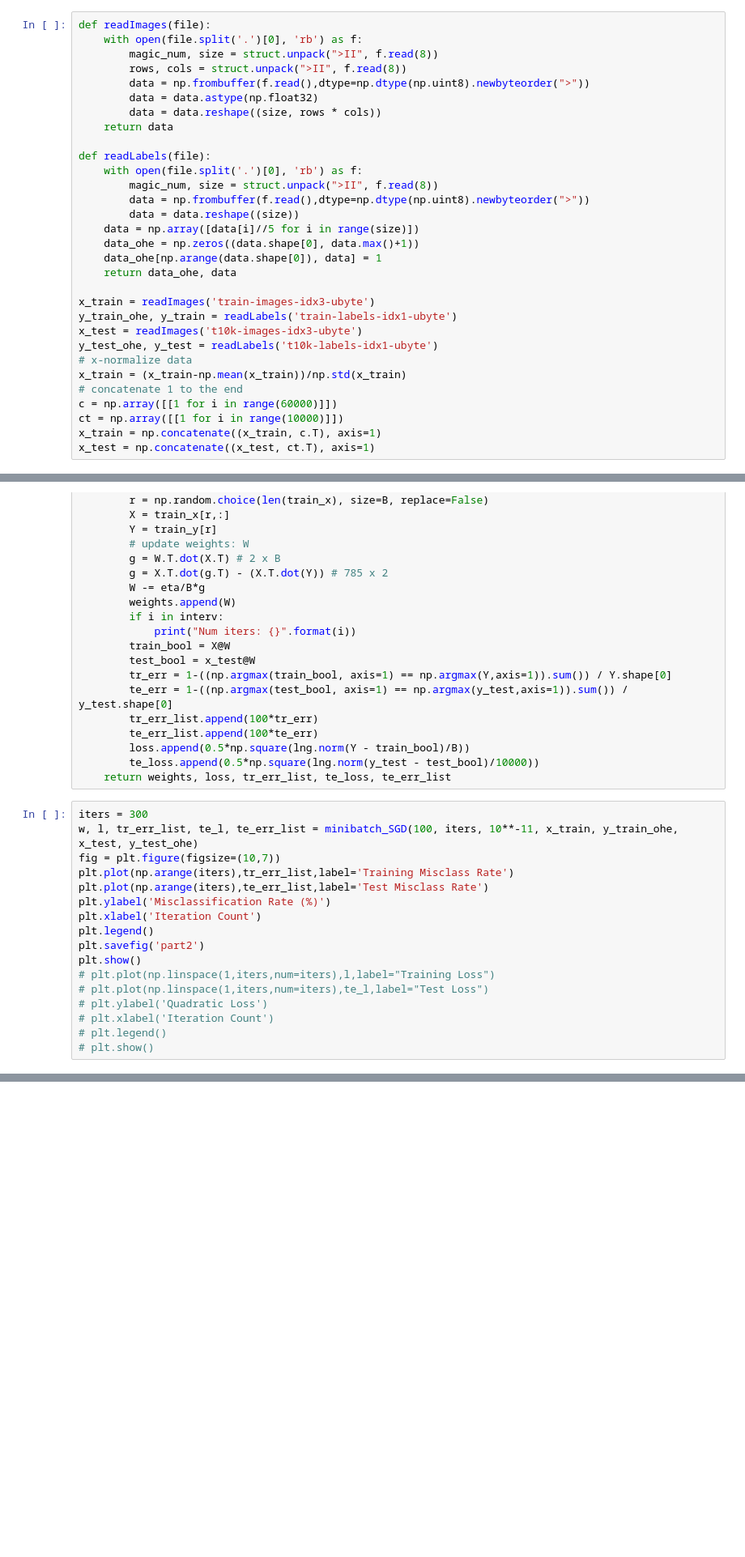
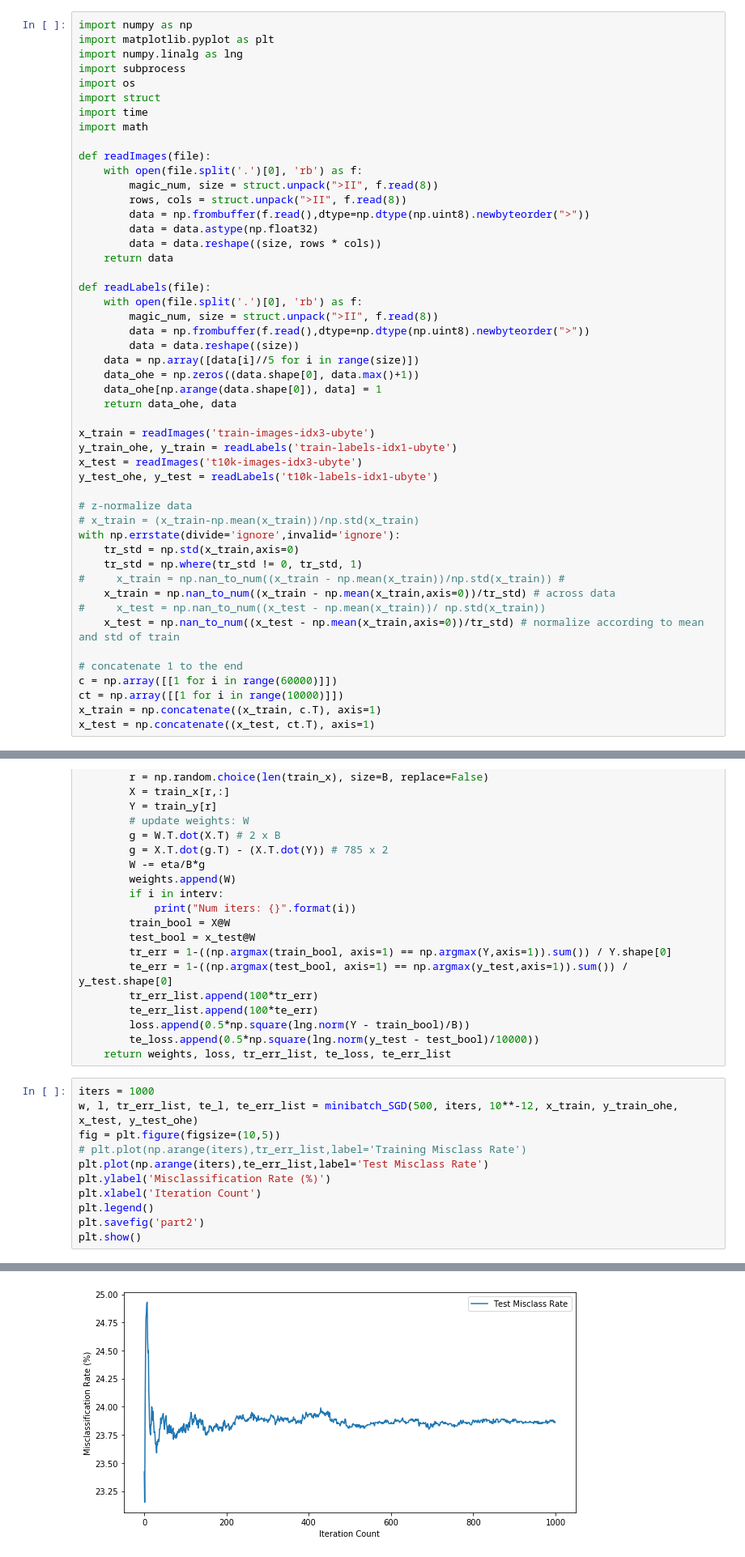
Before and after one commit to ader003/EECS260, a Jupyter notebook: hw2/Untitled.ipynb, the cells around one changed output, grey strips where cells are left out. Shown at 81% size. Cells and saved outputs as stored; diff of their text form; blank space fills up the shorter version.

```diff
--- a/hw2/Untitled.ipynb
+++ b/hw2/Untitled.ipynb
@@ -12,4 +3,13 @@ import math
 # %%
+import numpy as np
+import matplotlib.pyplot as plt
+import numpy.linalg as lng
+import subprocess
+import os
+import struct
+import time
+import math
+
 def readImages(file):
     with open(file.split('.')[0], 'rb') as f:
         magic_num, size = struct.unpack(">II", f.read(8))
@@ -33,8 +33,17 @@ x_train = readImages('train-images-idx3-ubyte')
 y_train_ohe, y_train = readLabels('train-labels-idx1-ubyte')
 x_test = readImages('t10k-images-idx3-ubyte')
 y_test_ohe, y_test = readLabels('t10k-labels-idx1-ubyte')
-# x-normalize data
-x_train = (x_train-np.mean(x_train))/np.std(x_train)
+
+# z-normalize data
+# x_train = (x_train-np.mean(x_train))/np.std(x_train)
+with np.errstate(divide='ignore',invalid='ignore'):
+    tr_std = np.std(x_train,axis=0)
+    tr_std = np.where(tr_std != 0, tr_std, 1)
+#     x_train = np.nan_to_num((x_train - np.mean(x_train))/np.std(x_train)) #
+    x_train = np.nan_to_num((x_train - np.mean(x_train,axis=0))/tr_std) # across data
+#     x_test = np.nan_to_num((x_test - np.mean(x_train))/ np.std(x_train))
+    x_test = np.nan_to_num((x_test - np.mean(x_train,axis=0))/tr_std) # normalize according to mean and std of train
+
 # concatenate 1 to the end
 c = np.array([[1 for i in range(60000)]])
 ct = np.array([[1 for i in range(10000)]])
@@ -74,19 +79,14 @@ def minibatch_SGD(B, itrs, eta, train_x, train_y, x_test, y_test):
         te_loss.append(0.5*np.square(lng.norm(y_test - test_bool)/10000))
     return weights, loss, tr_err_list, te_loss, te_err_list
 # %%
-iters = 300
-w, l, tr_err_list, te_l, te_err_list = minibatch_SGD(100, iters, 10**-11, x_train, y_train_ohe, x_test, y_test_ohe)
-fig = plt.figure(figsize=(10,7))
-plt.plot(np.arange(iters),tr_err_list,label='Training Misclass Rate')
+iters = 1000
+w, l, tr_err_list, te_l, te_err_list = minibatch_SGD(500, iters, 10**-12, x_train, y_train_ohe, x_test, y_test_ohe)
+fig = plt.figure(figsize=(10,5))
+# plt.plot(np.arange(iters),tr_err_list,label='Training Misclass Rate')
 plt.plot(np.arange(iters),te_err_list,label='Test Misclass Rate')
 plt.ylabel('Misclassification Rate (%)')
 plt.xlabel('Iteration Count')
 plt.legend()
 plt.savefig('part2')
 plt.show()
-# plt.plot(np.linspace(1,iters,num=iters),l,label="Training Loss")
-# plt.plot(np.linspace(1,iters,num=iters),te_l,label="Test Loss")
-# plt.ylabel('Quadratic Loss')
-# plt.xlabel('Iteration Count')
-# plt.legend()
-# plt.show()
+# %% [output]
@@ -92,0 +97 @@ plt.show()
+[figure, added]
```
Also changed, not shown: parts of 9 cells of this notebook, 5 other files.
